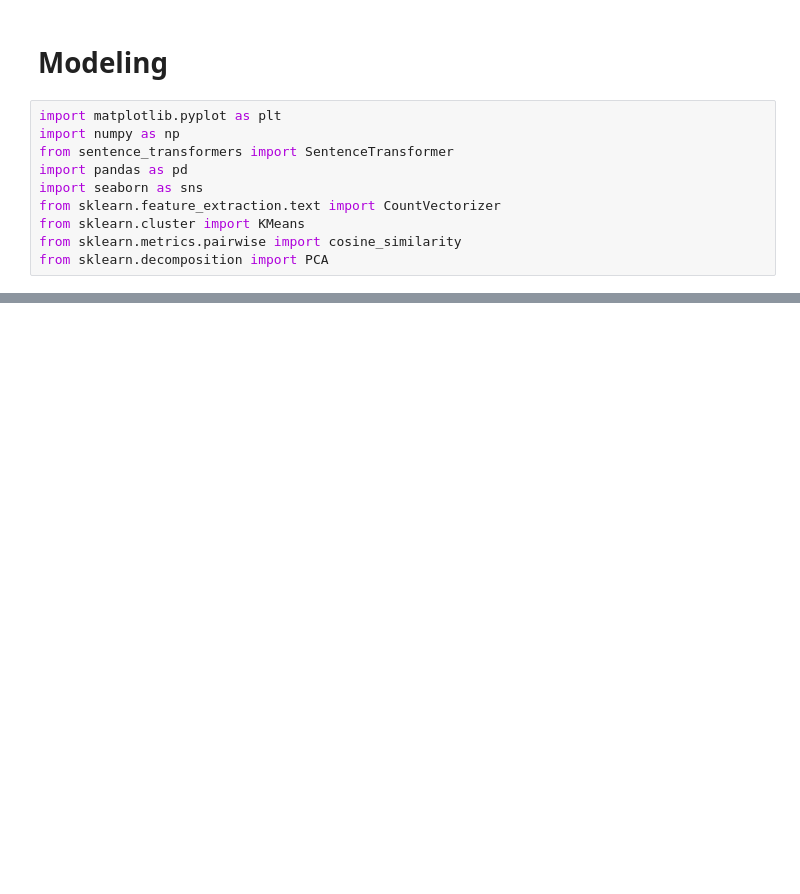
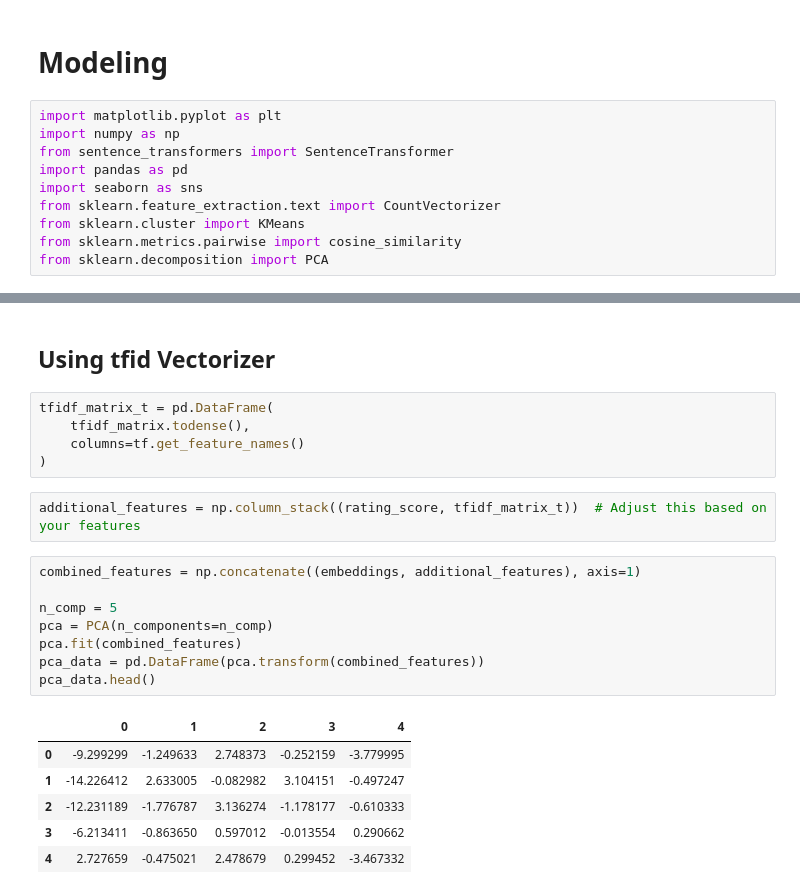
Before and after one commit to Xynyxel/Dicoding_submission, a Jupyter notebook: submission2/EDA.ipynb, the cells around one changed output, grey strips where cells are left out. Drawn from its saved outputs; the diff is of its cells as text; blank space fills up the shorter version.

```diff
--- a/submission2/EDA.ipynb
+++ b/submission2/EDA.ipynb
@@ -932,0 +901,24 @@ result
+# %% [markdown]
+## Using tfid Vectorizer
+# %%
+tfidf_matrix_t = pd.DataFrame(
+    tfidf_matrix.todense(),
+    columns=tf.get_feature_names()
+)
+# %%
+additional_features = np.column_stack((rating_score, tfidf_matrix_t))  # Adjust this based on your features
+# %%
+combined_features = np.concatenate((embeddings, additional_features), axis=1)
+
+n_comp = 5
+pca = PCA(n_components=n_comp)
+pca.fit(combined_features)
+pca_data = pd.DataFrame(pca.transform(combined_features))
+pca_data.head()
+# %% [output]
+|  | 0 | 1 | 2 | 3 | 4 |
+| 0 | -9.299299 | -1.249633 | 2.748373 | -0.252159 | -3.779995 |
+| 1 | -14.226412 | 2.633005 | -0.082982 | 3.104151 | -0.497247 |
+| 2 | -12.231189 | -1.776787 | 3.136274 | -1.178177 | -0.610333 |
+| 3 | -6.213411 | -0.863650 | 0.597012 | -0.013554 | 0.290662 |
+| 4 | 2.727659 | -0.475021 | 2.478679 | 0.299452 | -3.467332 |
```
Also changed, not shown: parts of 35 cells of this notebook, 5 other files.
